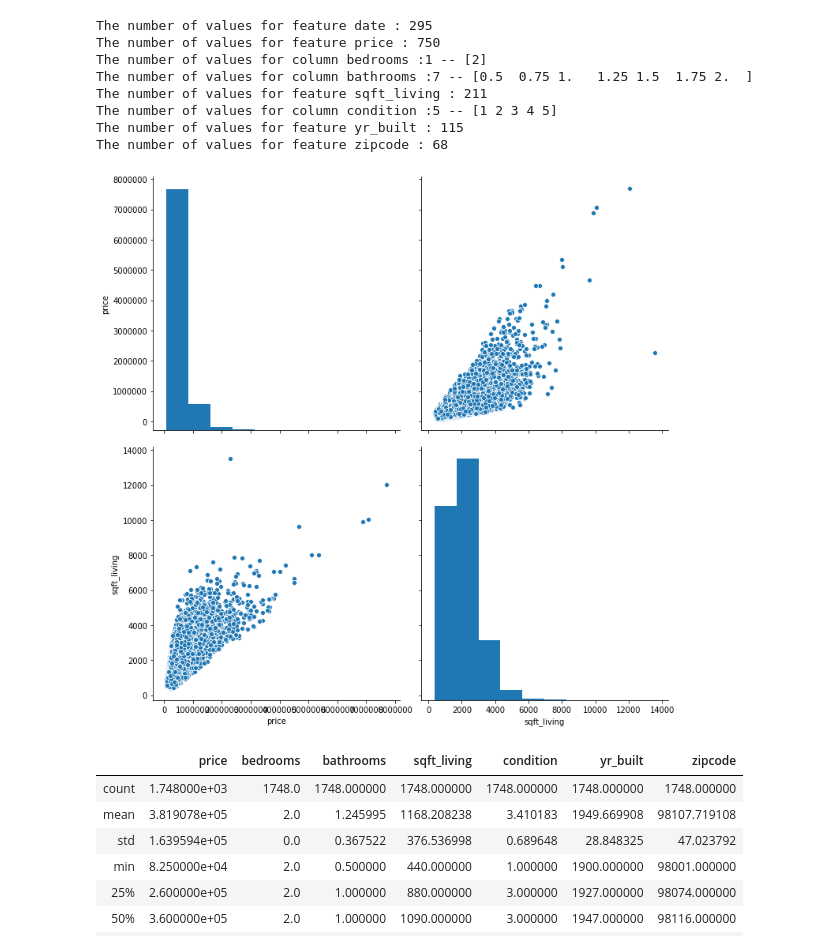
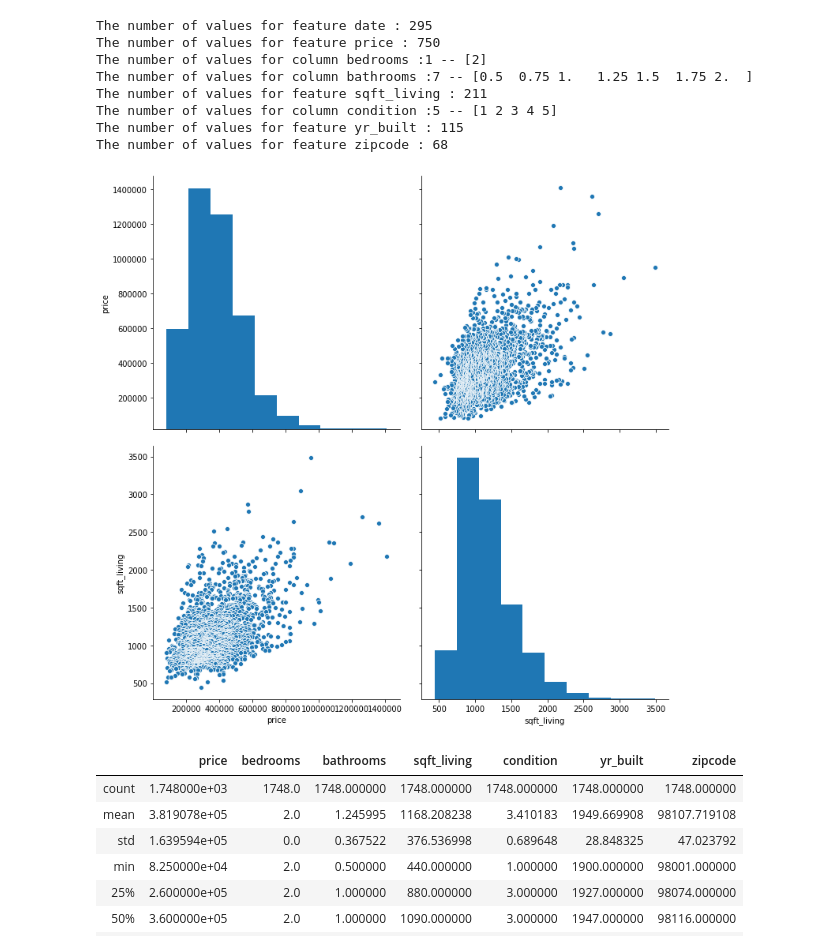
Before and after one commit to psuero1/house-sales-project, a Jupyter notebook: Data_Cleaning_EDA.ipynb, the cells around one changed output. Cells and saved outputs as stored; diff of their text form; code cells hidden in the pictures.

```diff
--- a/Data_Cleaning_EDA.ipynb
+++ b/Data_Cleaning_EDA.ipynb
@@ -374,9 +374,9 @@ The number of values for column condition :5 -- [1 2 3 4 5]
 The number of values for feature yr_built : 115
 The number of values for feature zipcode : 68
 # %%
-p = sns.pairplot(data[['price', 'sqft_living']], height = 5)
+p = sns.pairplot(data_bed_bath[['price', 'sqft_living']], height = 5)
 # %% [output]
-[figure, old version]
+[figure, new version]
 # %%
 data_bed_bath.describe()
 # %% [output]
```
Also changed, not shown: parts of 4 cells of this notebook, 1 other file.
